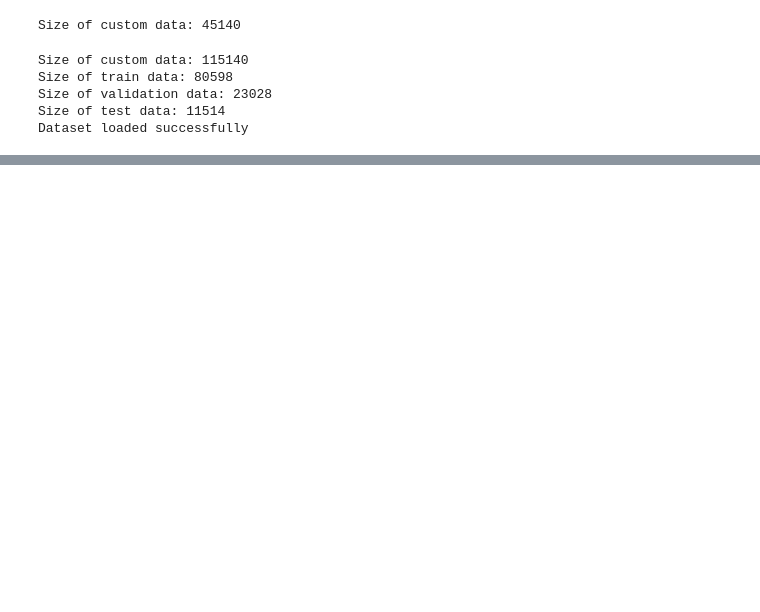
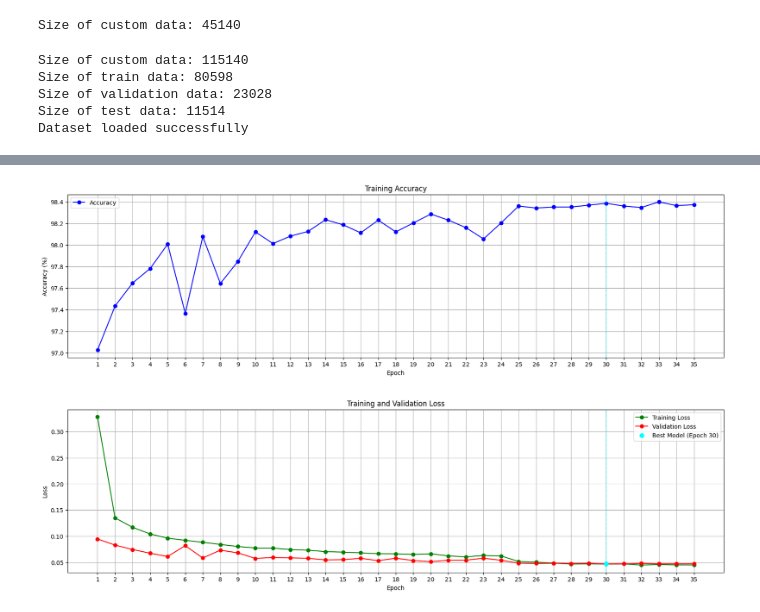
Before and after one commit to nkminion/SudokuSolverCNN, a Jupyter notebook: PyTorch/MNISTModel.ipynb, the cells around one changed output, grey strips where cells are left out. Drawn from its saved outputs; the diff is of its cells as text; code cells hidden in the pictures; blank space fills up the shorter version.

Commit message:
Improved Model, deleted TensorFlow version. Will be working on deployment soon.

```diff
--- a/PyTorch/MNISTModel.ipynb
+++ b/PyTorch/MNISTModel.ipynb
@@ -57,7 +49,7 @@ CustomLabels = []
 
 ImagesDirectory = 'CustomDataset'
 
-CustomDataset = ImageFolder(root=ImagesDirectory , transform=Transform)
+CustomDataset = ImageFolder(root=ImagesDirectory)
 
 print(f"Size of custom data: {len(CustomDataset)}")
 # %% [output]
@@ -129,18 +155,18 @@ class MNISTModel(nn.Module):
 		self.flatten = nn.Flatten()
 
 		#Layer6
-		self.fc1 = nn.Linear(in_features=64*7*7,out_features=64)
+		self.fc1 = nn.Linear(in_features=64*7*7,out_features=256)
 		self.relu6 = nn.ReLU()
 
 		#Layer7
-		self.fc2 = nn.Linear(in_features=64,out_features=32)
+		self.fc2 = nn.Linear(in_features=256,out_features=64)
 		self.relu7 = nn.ReLU()
 
 		#DropoutLayer
 		self.dropout = nn.Dropout(p=0.2)
 
 		#Layer8
-		self.fc3 = nn.Linear(in_features=32,out_features=10)
+		self.fc3 = nn.Linear(in_features=64,out_features=10)
 
 	def forward(self,x):
 
@@ -188,6 +214,7 @@ summary(model,input_size=(1,28,28))
 #Compile model
 loss_function = nn.CrossEntropyLoss()
 optimizer = optim.Adam(model.parameters(), lr=0.001)
+scheduler = optim.lr_scheduler.ReduceLROnPlateau(optimizer,mode='min',factor=0.1,patience=3,threshold=0.0001)
 # %% [output]
 Creating MNIST Model...
 Model Created
@@ -214,6 +241,10 @@ epochs = 100
 patience = 5
 counter = 0
 MinValidation = float('inf')
+TrainLossHist = []
+ValLossHist = []
+AccHist = []
+EpochCount = 0
 
 for epoch in range(epochs):
 	#Train Loop
@@ -265,7 +296,11 @@ for epoch in range(epochs):
 			f"Training Loss: {TrainLoss/len(TrainLoader):.3f} | "
 			f"Validation Loss: {ValidationLoss / len(ValLoader):.3f} | "
 			f"Accuracy: {acc:.3f}%")
+		AccHist.append(acc)
+		TrainLossHist.append(TrainLoss/len(TrainLoader))
+		ValLossHist.append(ValidationLoss / len(ValLoader))
 
+		scheduler.step(ValidationLoss)
 		if ValidationLoss < MinValidation:
 			MinValidation = ValidationLoss
 			counter = 0
@@ -276,6 +311,7 @@ for epoch in range(epochs):
 			print(f"Validation Loss has not improved. Patience:{counter}/{patience}")
 
 		if counter >= patience:
+			EpochCount = range(1,epoch+2)
 			print("Early stopping triggered!")
 			break
 
@@ -298,6 +334,39 @@ Epoch: 28/100 | Training Loss: 0.108 | Validation Loss: 0.115 | Accuracy: 96.304
 Validation Loss has not improved. Patience:5/5
 Early stopping triggered!
 Training Complete
+# %%
+#Plotting
+MinLossEpoch = EpochCount[ValLossHist.index(MinValidation/len(ValLoader))]
+
+
+#Accuracy Graph
+plt.figure(figsize=(20,5))
+plt.plot(EpochCount,AccHist,label='Accuracy',color='blue',marker='o')
+plt.title('Training Accuracy')
+plt.xlabel('Epoch')
+plt.xticks(EpochCount)
+plt.ylabel('Accuracy (%)')
+plt.grid(True)
+plt.axvline(MinLossEpoch,linestyle='--',color='cyan',alpha=0.5)
+plt.legend()
+plt.show()
+
+#Training and Validation Loss
+plt.figure(figsize=(20,5))
+plt.plot(EpochCount,TrainLossHist,label='Training Loss',color='green',marker='o')
+plt.plot(EpochCount,ValLossHist,label='Validation Loss',color='red',marker='o')
+plt.title('Training and Validation Loss')
+plt.xlabel('Epoch')
+plt.xticks(EpochCount)
+plt.ylabel('Loss')
+plt.grid(True)
+plt.axvline(MinLossEpoch,linestyle='--',color='cyan',alpha=0.5)
+plt.scatter(MinLossEpoch, MinValidation/len(ValLoader), c='cyan', s=50, marker='o', zorder=10, label=f'Best Model (Epoch {MinLossEpoch})')
+plt.legend()
+plt.show()
+# %% [output]
+[figure, added]
+[figure, added]
 # %%
 #Testing Model
 
```
Also changed, not shown: parts of 6 cells of this notebook, 6 other files.
